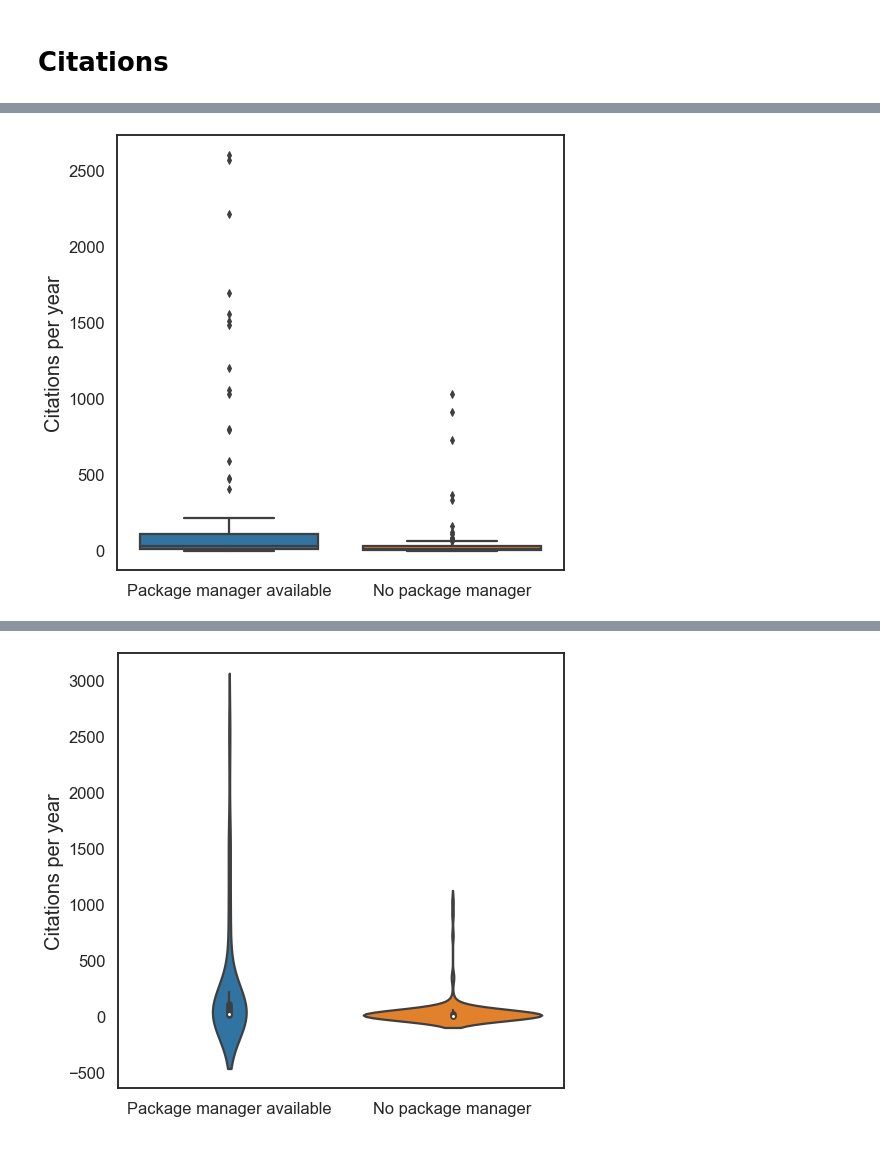
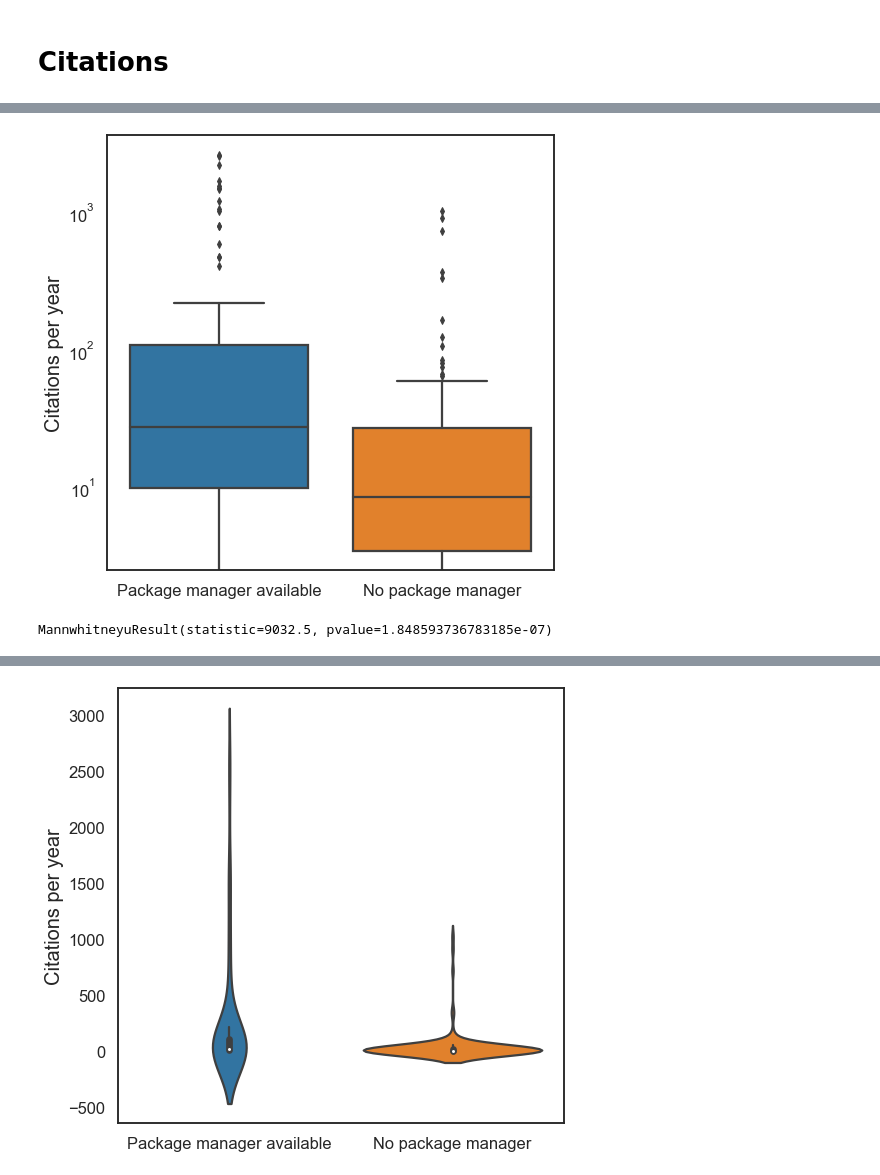
Before and after one commit to LizChang/RNA_seq_figures, a Jupyter notebook: notebooks/RNA_Seq_table.ipynb, the cells around one changed output, grey strips where cells are left out. Drawn from its saved outputs; the diff is of its cells as text; code cells hidden in the pictures.

Commit message:
bar plot

```diff
--- a/notebooks/RNA_Seq_table.ipynb
+++ b/notebooks/RNA_Seq_table.ipynb
@@ -510,12 +510,23 @@ plt.savefig('../figures/figure5e.png', bbox_inches='tight', pad_inches=.5)
 # %%
 citation_merge = pd.read_csv('../data/table1.csv')
 plt.figure(figsize=(8,8))
 sns.set_style('white')
 sns.set_context('talk')
 sns.boxplot(x="package_manager", y="citation_per_year", data=citation_merge,
            order=["Package manager available", "No package manager"])
+#p_value = stats.mannwhitneyu(available, no, alternative="greater")
+
+plt.yscale('log')
 plt.xlabel("")
 plt.ylabel("Citations per year", fontsize=20)
 plt.savefig('../figures/cit_d.png', bbox_inches='tight', pad_inches=.5)
 # %% [output]
-[figure, old version]
+[figure, new version]
+# %%
+import scipy.stats as stats
+available = citation_merge.loc[citation_merge["package_manager"]=="Package manager available","citation_per_year"]
+no = citation_merge.loc[citation_merge["package_manager"]=="No package manager","citation_per_year"]
+mwu_results = stats.mannwhitneyu(available, no, alternative="greater")
+print(mwu_results)
+# %% [output]
+MannwhitneyuResult(statistic=9032.5, pvalue=1.848593736783185e-07)
```
Also changed, not shown: parts of 7 cells of this notebook, 9 other files.
